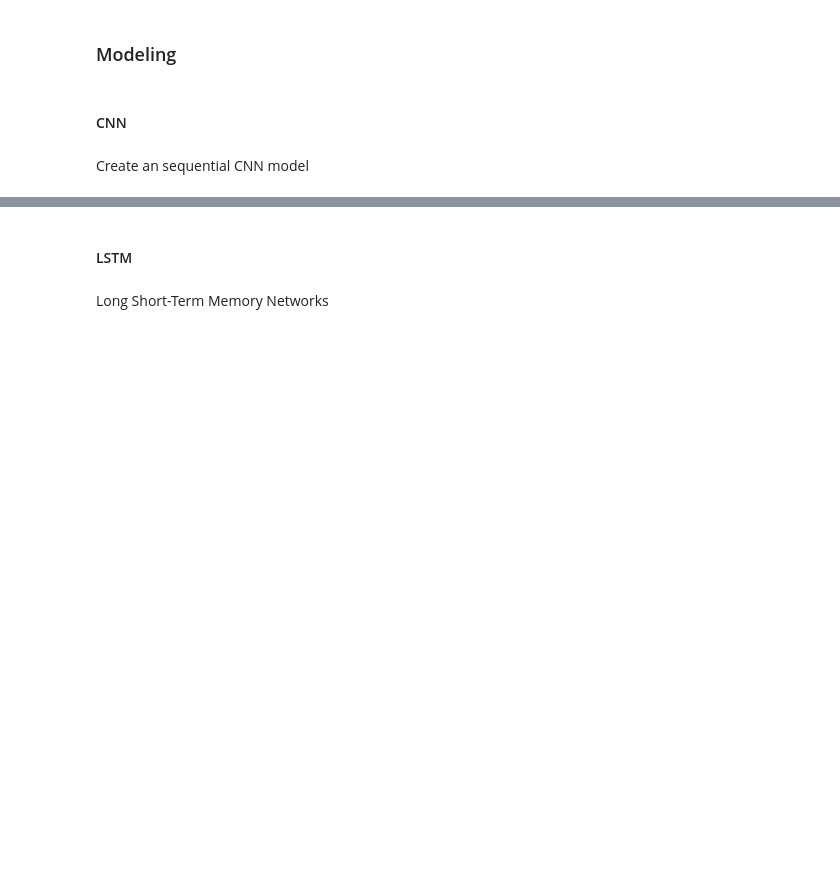
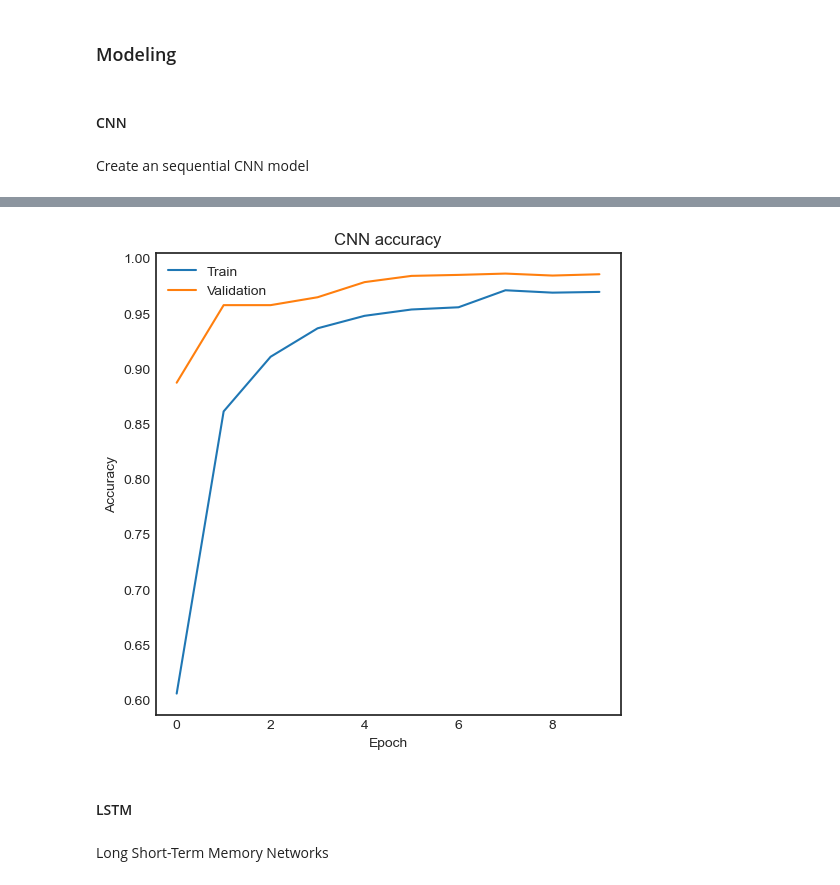
Before and after one commit to sehanks/DS400-Hanks, a Jupyter notebook: SER Modeling.ipynb, the cells around one changed output, grey strips where cells are left out. Drawn from its saved outputs; the diff is of its cells as text; code cells hidden in the pictures; blank space fills up the shorter version.

```diff
--- a/SER Modeling.ipynb
+++ b/SER Modeling.ipynb
@@ -59,8 +94,10 @@ y = feat['labels']
 # %% [markdown]
 This is a multiclass classification problem so I must onehot encode y
 # %%
-onehot = OneHotEncoder(drop = 'first')
+onehot = OneHotEncoder()
 
 np_onehot = np.array(y).reshape(-1, 1)
 
 y = onehot.fit_transform(np_onehot).toarray()
+
+y
@@ -98,0 +211,10 @@ Create an sequential CNN model
+# %%
+model_cnn.compile(optimizer = 'adam' ,
+              loss = 'categorical_crossentropy' ,
+              metrics = ['categorical_accuracy'])
+# %%
+history_cnn = model_cnn.fit(X_train,
+                    y_train,
+                    batch_size = 128,
+                    epochs = 10,
+                    validation_data = (X_test, y_test))
@@ -99,3 +252,16 @@ Create an sequential CNN model
+# %%
+plt.figure(figsize = (6, 6))
+plt.title('CNN accuracy')
+
+plt.plot(history_cnn.history['categorical_accuracy'])
+plt.plot(history_cnn.history['val_categorical_accuracy'])
+
+plt.ylabel('Accuracy')
+plt.xlabel('Epoch')
+plt.legend(['Train', 'Validation'], loc = 'upper left')
+plt.show()
+# %% [output]
+[figure, added]
 # %% [markdown]
 #### LSTM
 # %% [markdown]
```
Also changed, not shown: parts of 30 cells of this notebook.
